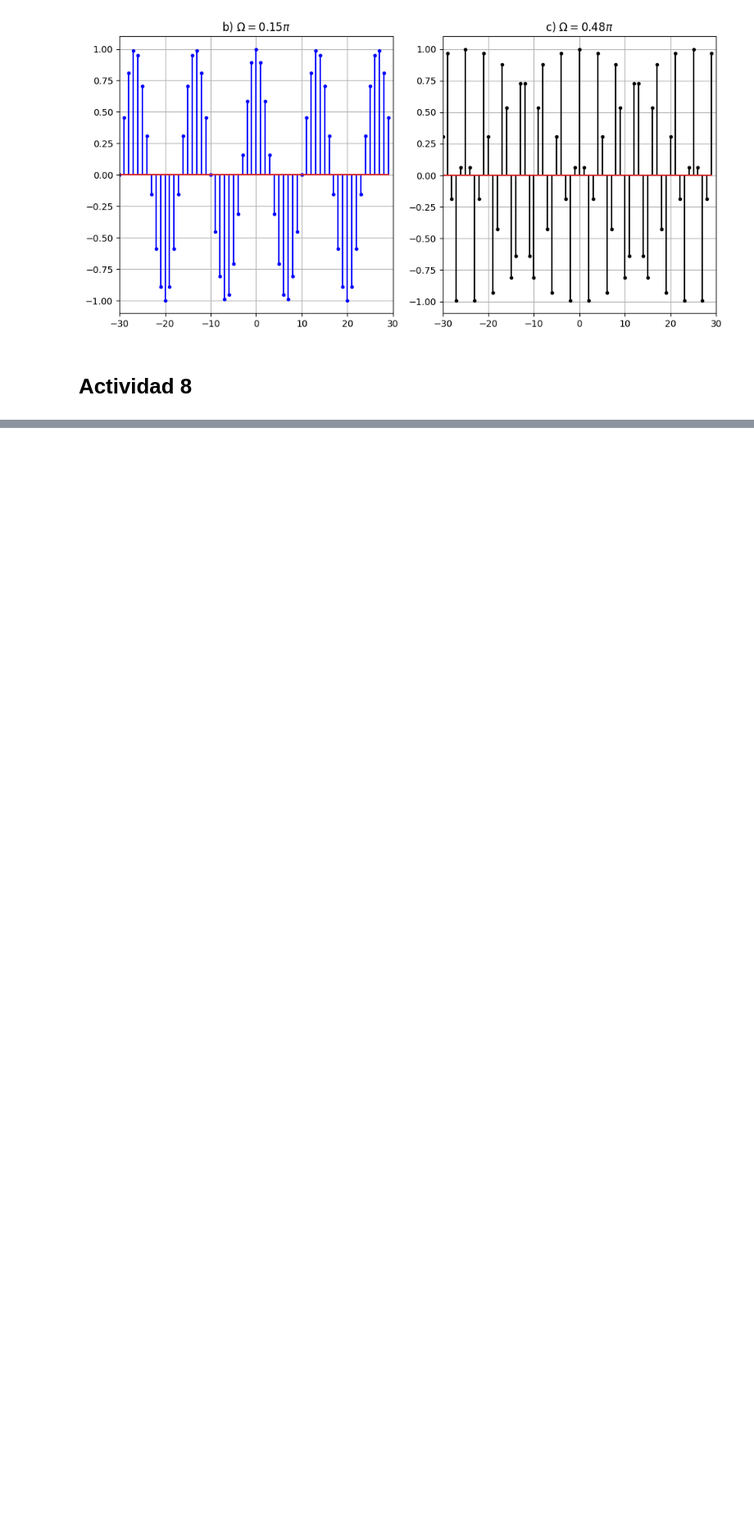
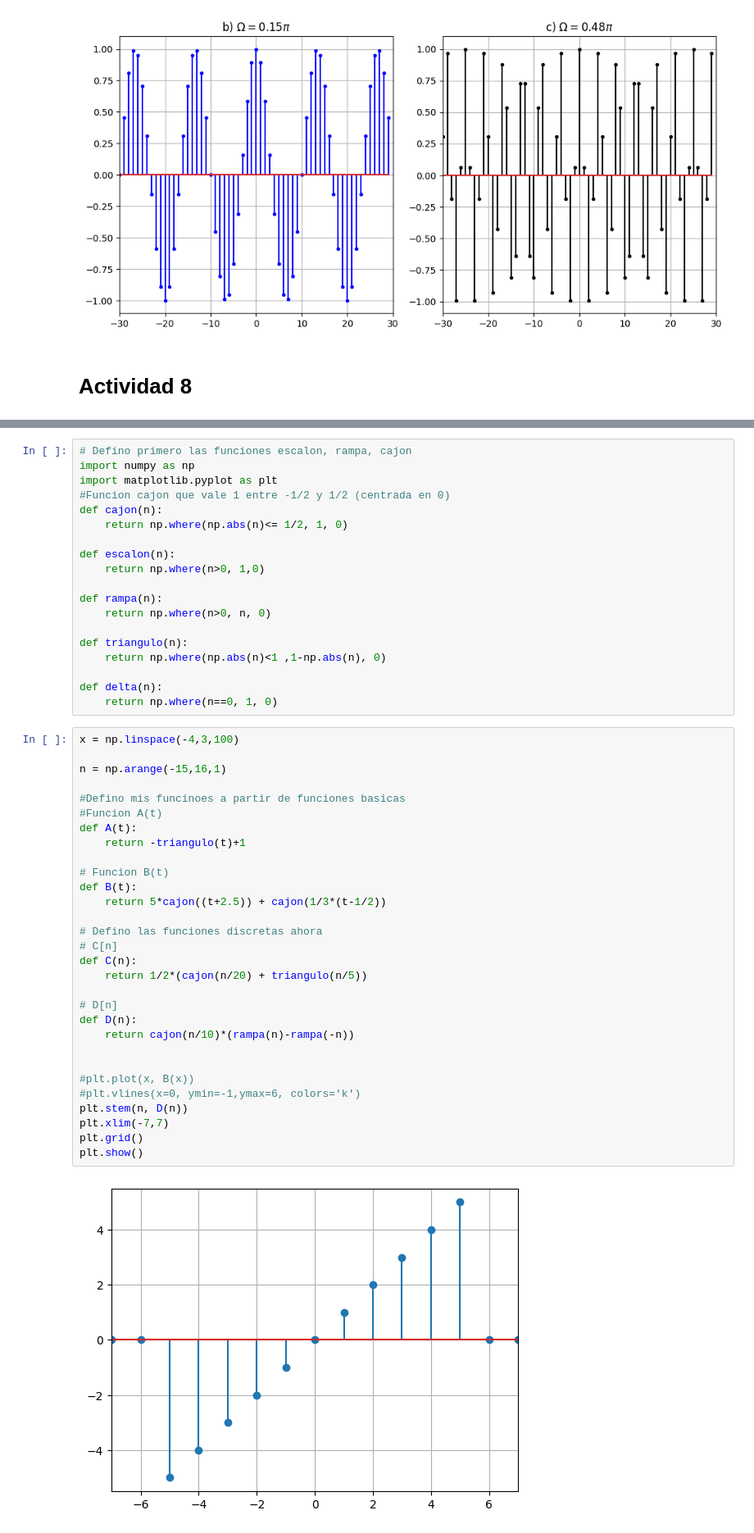
Before and after one commit to Lekkito/analisis-de-se-ales, a Jupyter notebook: tp1.ipynb, the cells around one changed output, grey strips where cells are left out. Shown: that part at 82% size. Cells and saved outputs as stored; diff of their text form; blank space fills up the shorter version.

```diff
--- a/tp1.ipynb
+++ b/tp1.ipynb
@@ -560,0 +537,51 @@ ValueError: The truth value of an array with more than one element is ambiguous.
+# %%
+# Defino primero las funciones escalon, rampa, cajon
+import numpy as np
+import matplotlib.pyplot as plt
+#Funcion cajon que vale 1 entre -1/2 y 1/2 (centrada en 0)
+def cajon(n):
+    return np.where(np.abs(n)<= 1/2, 1, 0)
+
+def escalon(n):
+    return np.where(n>0, 1,0)
+
+def rampa(n):
+    return np.where(n>0, n, 0)
+
+def triangulo(n):
+    return np.where(np.abs(n)<1 ,1-np.abs(n), 0)
+
+def delta(n):
+    return np.where(n==0, 1, 0)
+# %%
+x = np.linspace(-4,3,100)
+
+n = np.arange(-15,16,1)
+
+#Defino mis funcinoes a partir de funciones basicas
+#Funcion A(t)
+def A(t):
+    return -triangulo(t)+1
+
+# Funcion B(t)
+def B(t):
+    return 5*cajon((t+2.5)) + cajon(1/3*(t-1/2))
+
+# Defino las funciones discretas ahora
+# C[n]
+def C(n):
+    return 1/2*(cajon(n/20) + triangulo(n/5))
+
+# D[n]
+def D(n):
+    return cajon(n/10)*(rampa(n)-rampa(-n))
+
+
+#plt.plot(x, B(x))
+#plt.vlines(x=0, ymin=-1,ymax=6, colors='k')
+plt.stem(n, D(n))
+plt.xlim(-7,7)
+plt.grid()
+plt.show()
+# %% [output]
+[figure, added]
```
Also changed, not shown: parts of 5 cells of this notebook.
